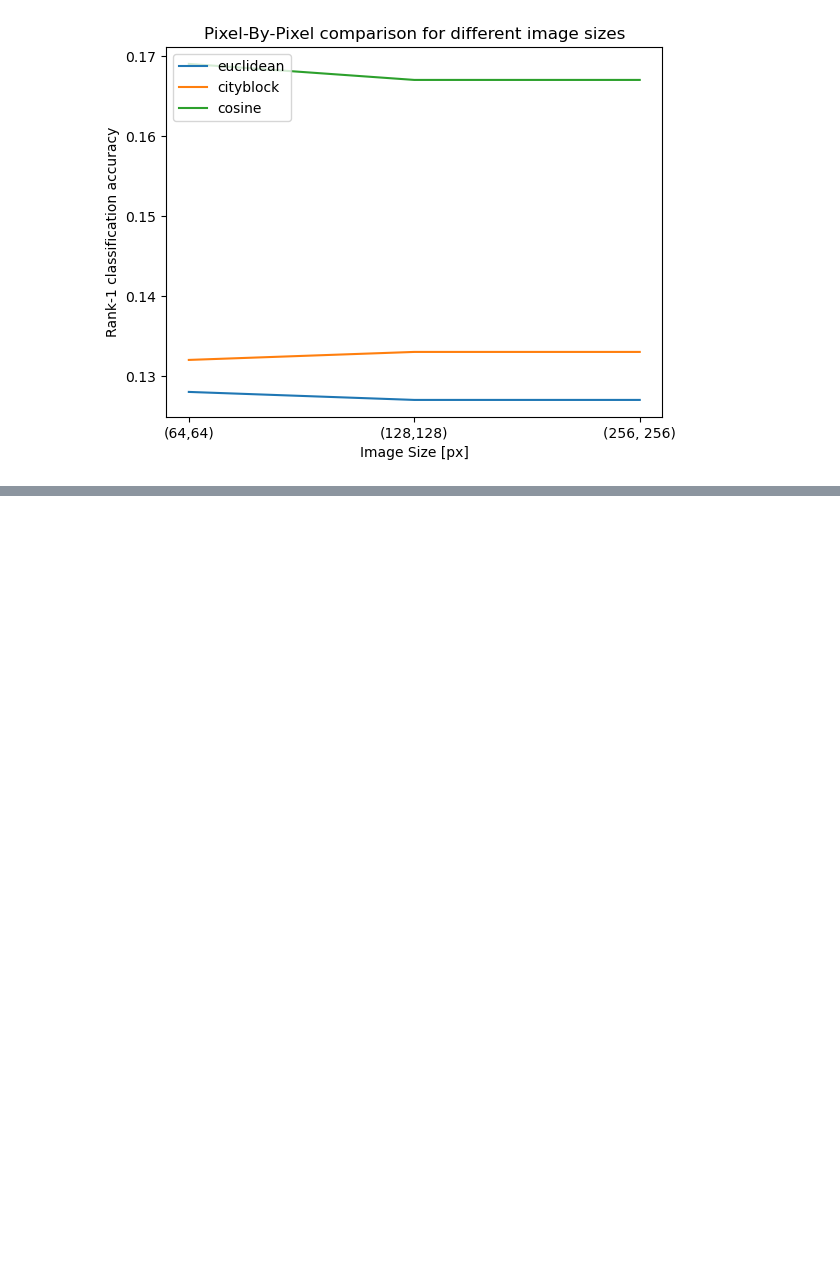
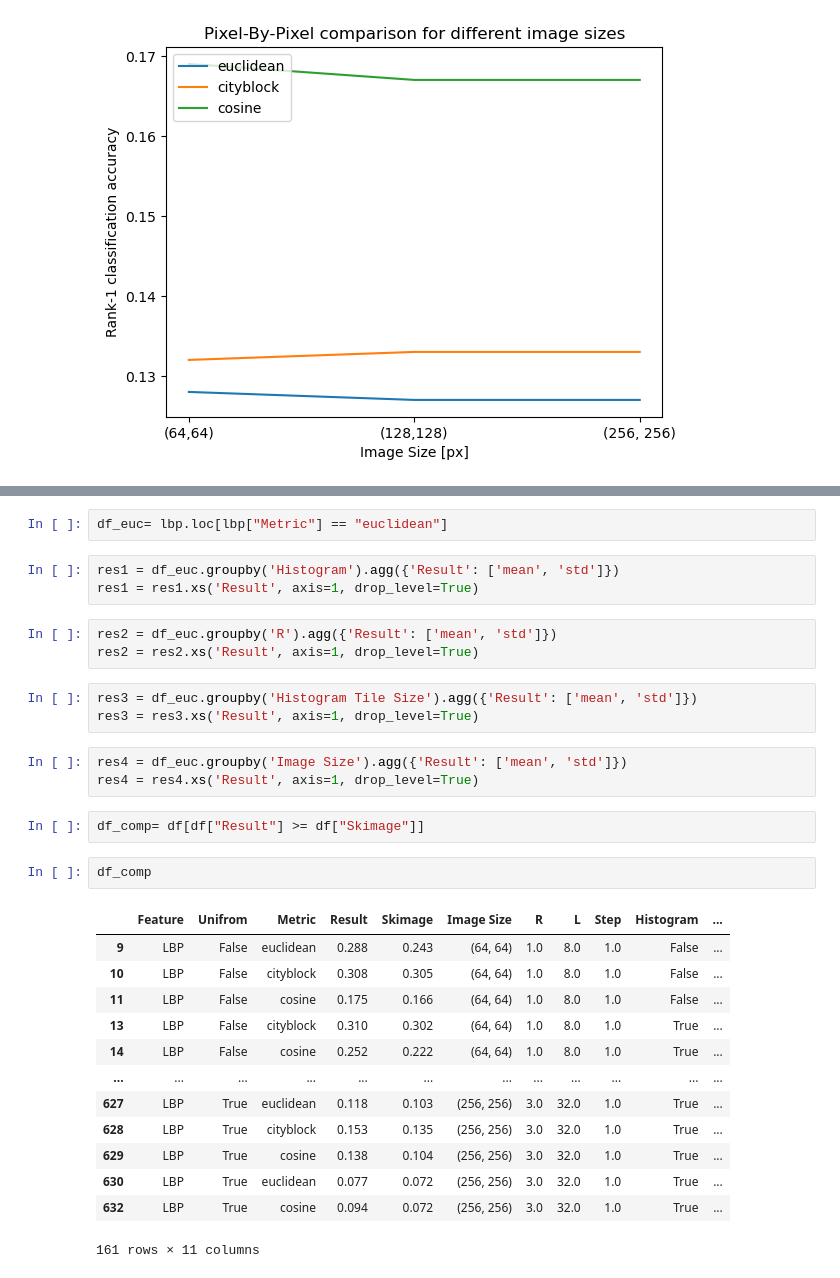
Before and after one commit to SpeedaRJ/IBB-Assigment_1, a Jupyter notebook: visualization.ipynb, the cells around one changed output, grey strips where cells are left out. Cells and saved outputs as stored; diff of their text form; blank space fills up the shorter version.

```diff
--- a/visualization.ipynb
+++ b/visualization.ipynb
@@ -36,0 +38,32 @@ plt.show()
+# %%
+df_euc= lbp.loc[lbp["Metric"] == "euclidean"]
+# %%
+res1 = df_euc.groupby('Histogram').agg({'Result': ['mean', 'std']})
+res1 = res1.xs('Result', axis=1, drop_level=True)
+# %%
+res2 = df_euc.groupby('R').agg({'Result': ['mean', 'std']})
+res2 = res2.xs('Result', axis=1, drop_level=True)
+# %%
+res3 = df_euc.groupby('Histogram Tile Size').agg({'Result': ['mean', 'std']})
+res3 = res3.xs('Result', axis=1, drop_level=True)
+# %%
+res4 = df_euc.groupby('Image Size').agg({'Result': ['mean', 'std']})
+res4 = res4.xs('Result', axis=1, drop_level=True)
+# %%
+df_comp= df[df["Result"] >= df["Skimage"]]
+# %%
+df_comp
+# %% [output]
+|  | Feature | Unifrom | Metric | Result | Skimage | Image Size | R | L | Step | Histogram | ... |
+| 9 | LBP | False | euclidean | 0.288 | 0.243 | (64, 64) | 1.0 | 8.0 | 1.0 | False | ... |
+| 10 | LBP | False | cityblock | 0.308 | 0.305 | (64, 64) | 1.0 | 8.0 | 1.0 | False | ... |
+| 11 | LBP | False | cosine | 0.175 | 0.166 | (64, 64) | 1.0 | 8.0 | 1.0 | False | ... |
+| 13 | LBP | False | cityblock | 0.310 | 0.302 | (64, 64) | 1.0 | 8.0 | 1.0 | True | ... |
+| 14 | LBP | False | cosine | 0.252 | 0.222 | (64, 64) | 1.0 | 8.0 | 1.0 | True | ... |
+| ... | ... | ... | ... | ... | ... | ... | ... | ... | ... | ... | ... |
+| 627 | LBP | True | euclidean | 0.118 | 0.103 | (256, 256) | 3.0 | 32.0 | 1.0 | True | ... |
+| 628 | LBP | True | cityblock | 0.153 | 0.135 | (256, 256) | 3.0 | 32.0 | 1.0 | True | ... |
+| 629 | LBP | True | cosine | 0.138 | 0.104 | (256, 256) | 3.0 | 32.0 | 1.0 | True | ... |
+| 630 | LBP | True | euclidean | 0.077 | 0.072 | (256, 256) | 3.0 | 32.0 | 1.0 | True | ... |
+| 632 | LBP | True | cosine | 0.094 | 0.072 | (256, 256) | 3.0 | 32.0 | 1.0 | True | ... |
+161 rows × 11 columns
```
Also changed, not shown: parts of 4 cells of this notebook, 4 other files.
